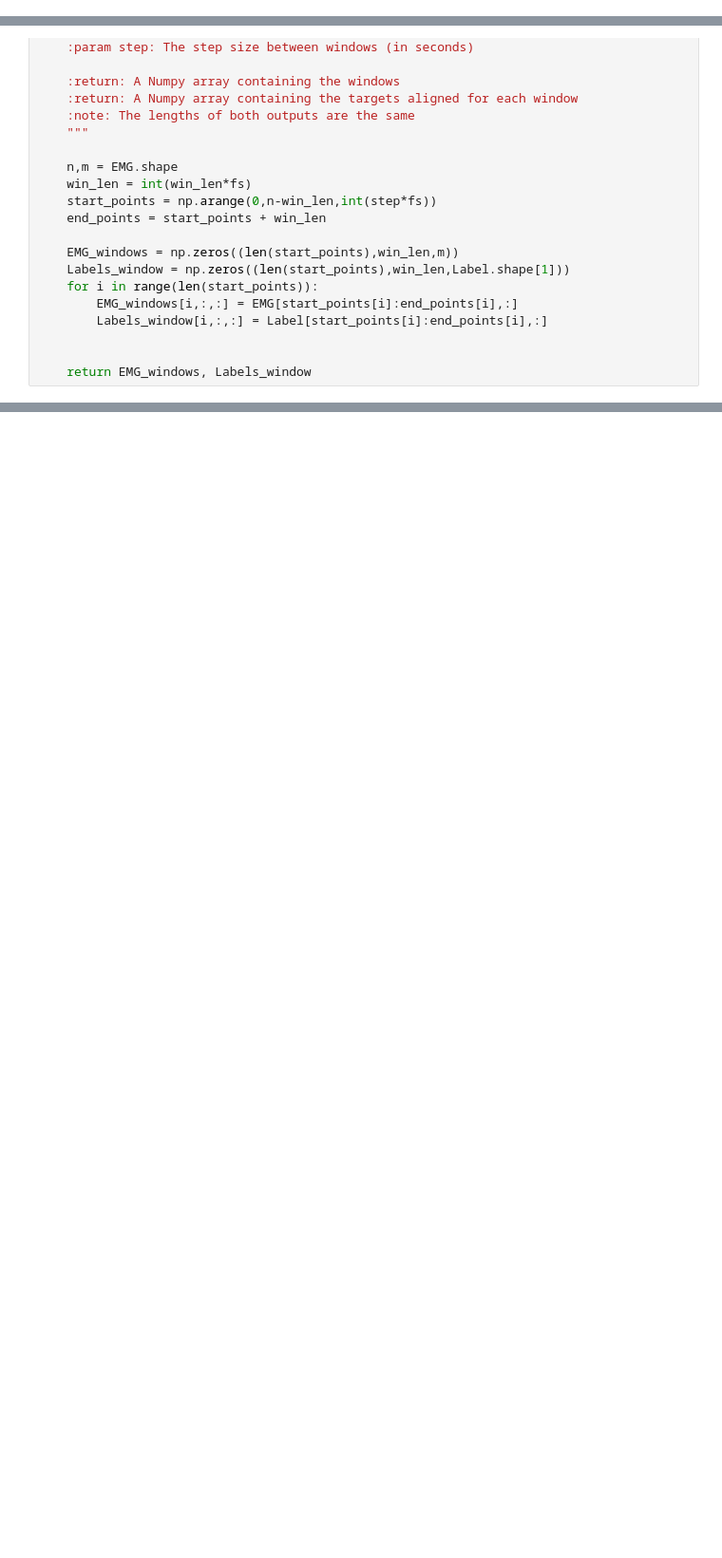
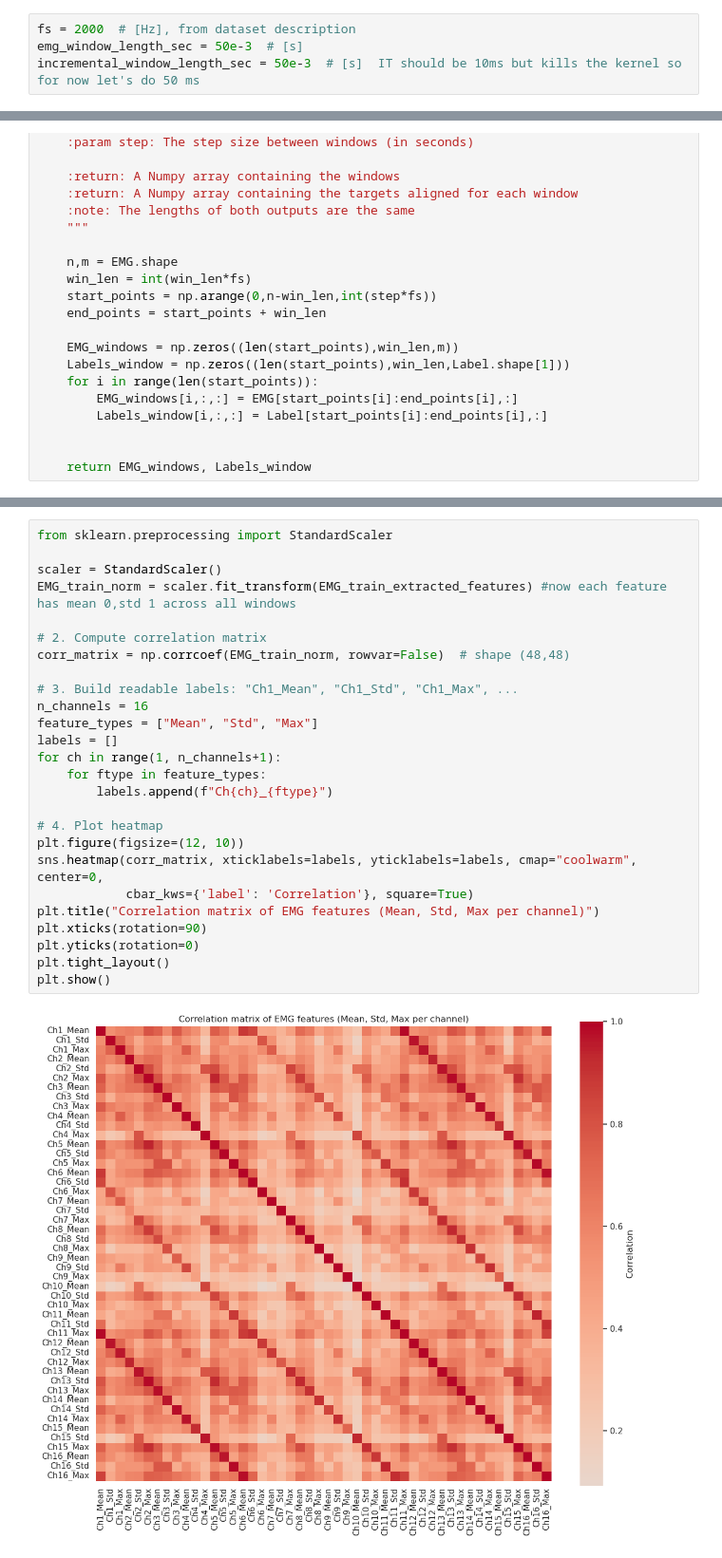
Before and after one commit to Tournedos/NSSP_project2_groupK, a Jupyter notebook: Part3.ipynb, the cells around one changed output, grey strips where cells are left out. Shown at 95% size. Saved outputs shown, nothing was run; the diff lists cells and outputs as text; blank space fills up the shorter version.

```diff
--- a/Part3.ipynb
+++ b/Part3.ipynb
@@ -153,3 +155,7 @@ incremental_window_length_sec = 10e-3  # [s]
+# %%
+fs = 2000  # [Hz], from dataset description
+emg_window_length_sec = 50e-3  # [s]
+incremental_window_length_sec = 50e-3  # [s]  IT should be 10ms but kills the kernel so for now let's do 50 ms
 # %%
 def extract_time_windows_regression(EMG: np.ndarray, Label: np.ndarray, fs: int, win_len: int, step: int):
 # This function is used to cut the time windows from the raw EMG
@@ -220,0 +244,28 @@ print("EMG test extracted features shape: {}, Finger labels feature shape:{}".fo
+# %%
+from sklearn.preprocessing import StandardScaler
+
+scaler = StandardScaler()
+EMG_train_norm = scaler.fit_transform(EMG_train_extracted_features) #now each feature has mean 0,std 1 across all windows
+
+# 2. Compute correlation matrix
+corr_matrix = np.corrcoef(EMG_train_norm, rowvar=False)  # shape (48,48)
+
+# 3. Build readable labels: "Ch1_Mean", "Ch1_Std", "Ch1_Max", ...
+n_channels = 16
+feature_types = ["Mean", "Std", "Max"]
+labels = []
+for ch in range(1, n_channels+1):
+    for ftype in feature_types:
+        labels.append(f"Ch{ch}_{ftype}")
+
+# 4. Plot heatmap
+plt.figure(figsize=(12, 10))
+sns.heatmap(corr_matrix, xticklabels=labels, yticklabels=labels, cmap="coolwarm", center=0,
+            cbar_kws={'label': 'Correlation'}, square=True)
+plt.title("Correlation matrix of EMG features (Mean, Std, Max per channel)")
+plt.xticks(rotation=90)
+plt.yticks(rotation=0)
+plt.tight_layout()
+plt.show()
+# %% [output]
+[figure, added]
```
Also changed, not shown: parts of 8 cells of this notebook.
